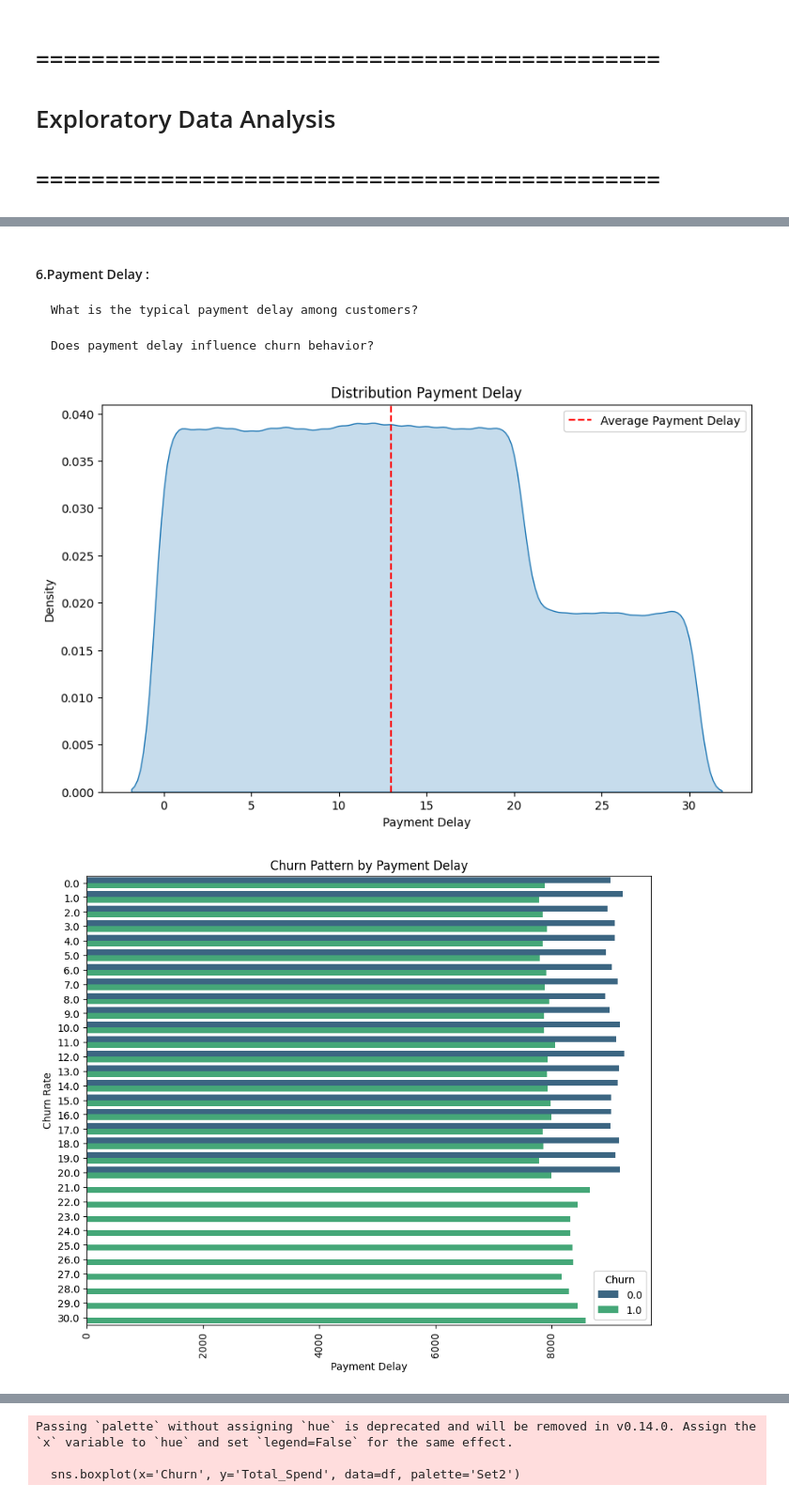
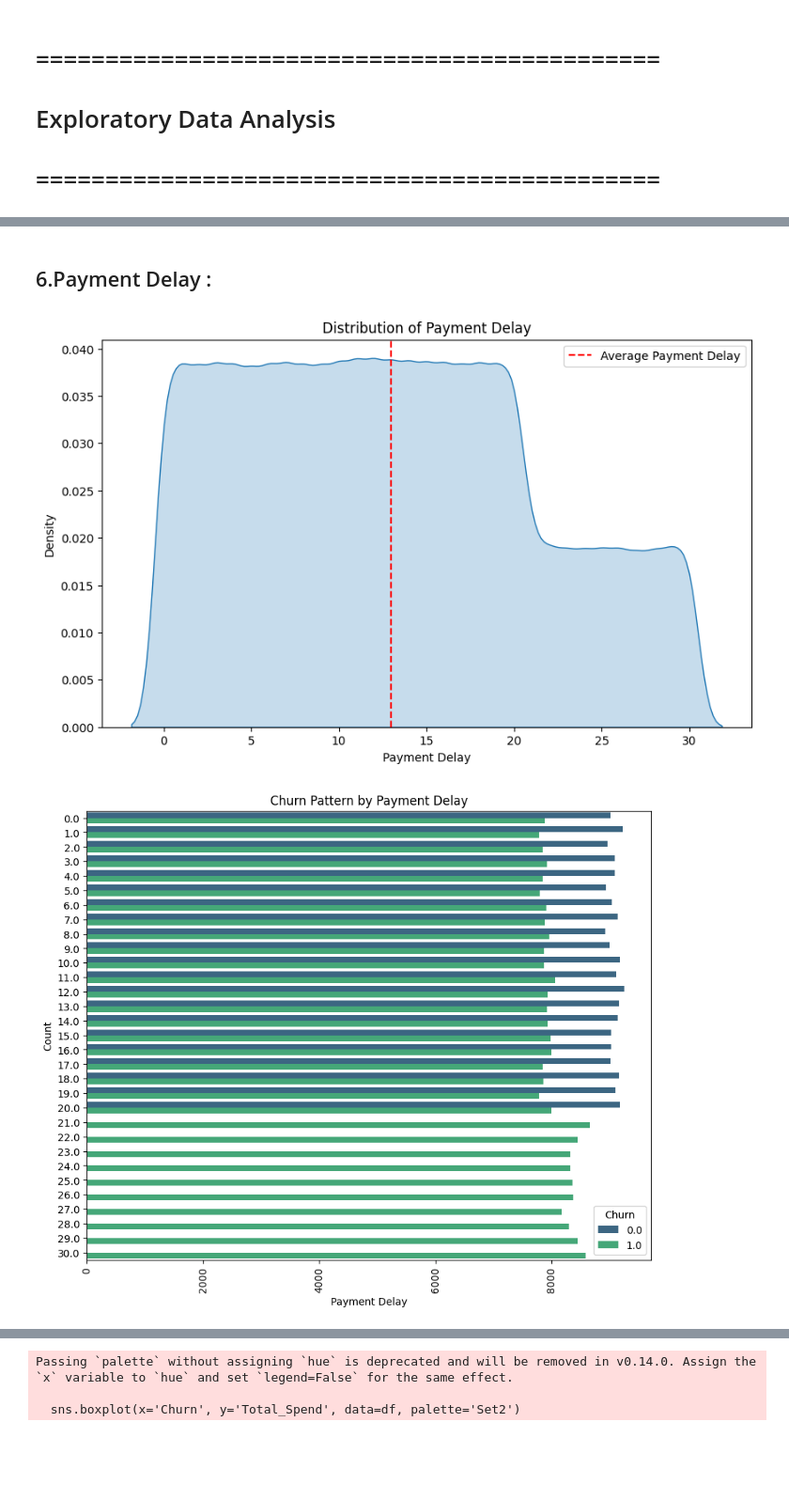
Before and after one commit to RaisunLakra/churn-Rate-Prediction, a Jupyter notebook: Notebook/Untitled.ipynb, the cells around one changed output, grey strips where cells are left out. Shown at 94% size. Drawn from its saved outputs; the diff is of its cells as text; code cells hidden in the pictures; blank space fills up the shorter version.

```diff
--- a/Notebook/Untitled.ipynb
+++ b/Notebook/Untitled.ipynb
@@ -452,28 +681,32 @@ plt.show()
 # %% [markdown]
-
-#### 6.Payment Delay :
-
-    What is the typical payment delay among customers?
-
-    Does payment delay influence churn behavior?
+## 6.Payment Delay :
-# %%
-plt.figure(figsize = (10,6))
-sns.kdeplot(data = df , x = 'Payment_Delay' , fill = True)
-plt.title('Distribution Payment Delay')
-avg_payment_delay = df.Payment_Delay.mean()
-plt.xlabel('Payment Delay')
-plt.axvline(avg_payment_delay , color = 'red' , linestyle = 'dashed' , label = 'Average Payment Delay')
-plt.legend()
-plt.show()
-# %% [output]
-[figure, removed]
-# %%
-plt.figure(figsize = (10,8))
-sns.countplot(data = df , y = 'Payment_Delay' , hue = 'Churn', palette = 'viridis')
-plt.xlabel('Payment Delay')
-plt.ylabel('Churn Rate')
-plt.title('Churn Pattern by Payment Delay')
-plt.xticks(rotation=90)
-plt.show()
-# %% [output]
-[figure, removed]
+# %%
+# Plotting the distribution of Payment Delay
+plt.figure(figsize=(10, 6))
+sns.kdeplot(data=df, x='Payment_Delay', fill=True)
+plt.title('Distribution of Payment Delay')
+avg_payment_delay = df['Payment_Delay'].mean()
+plt.xlabel('Payment Delay')
+plt.axvline(avg_payment_delay, color='red', linestyle='dashed', label='Average Payment Delay')
+plt.legend()
+plt.show()
+
+# Visualizing churn distribution by payment delay
+plt.figure(figsize=(10, 8))
+sns.countplot(data=df, y='Payment_Delay', hue='Churn', palette='viridis')
+plt.xlabel('Payment Delay')
+plt.ylabel('Count')
+plt.title('Churn Pattern by Payment Delay')
+plt.xticks(rotation=90)
+plt.show()
+
+# Print insights in console
+print(f"Average Payment Delay: {avg_payment_delay:.2f}")
+
+# Churn rate by payment delay
+churn_rate_by_payment_delay = df.groupby('Payment_Delay')['Churn'].mean()
+print("\nChurn Rate by Payment Delay:")
+print(churn_rate_by_payment_delay)
+# %% [output]
+[figure, added]
+[figure, added]
```
Also changed, not shown: parts of 61 cells of this notebook, 17 other files.
